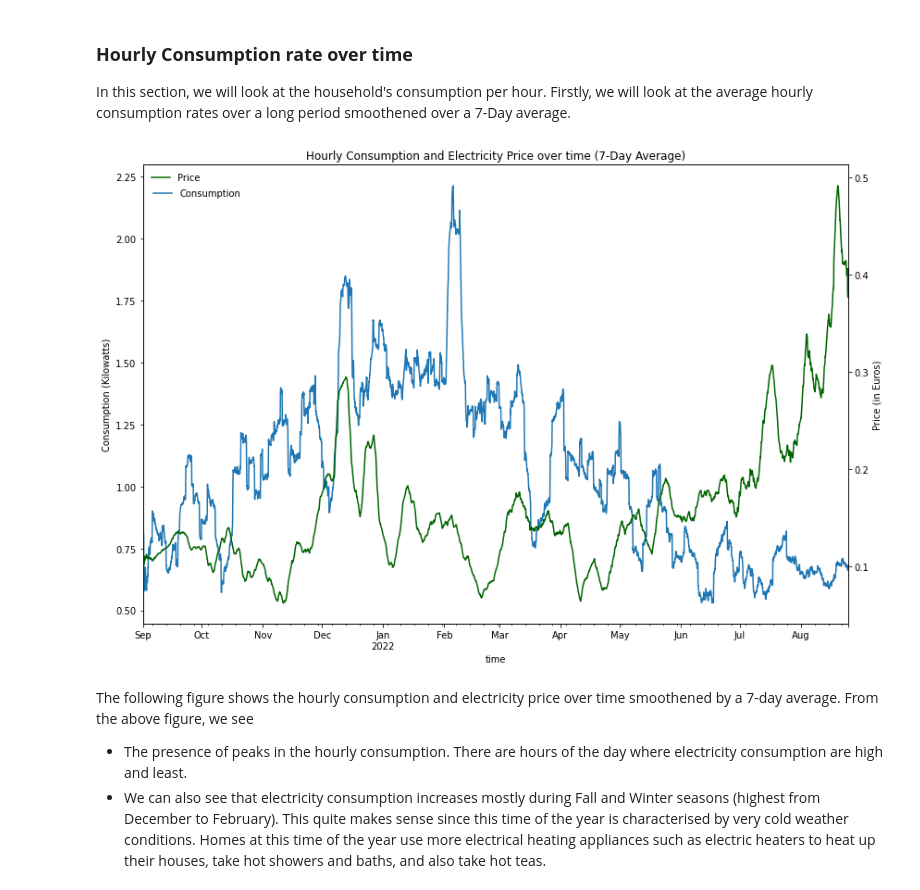
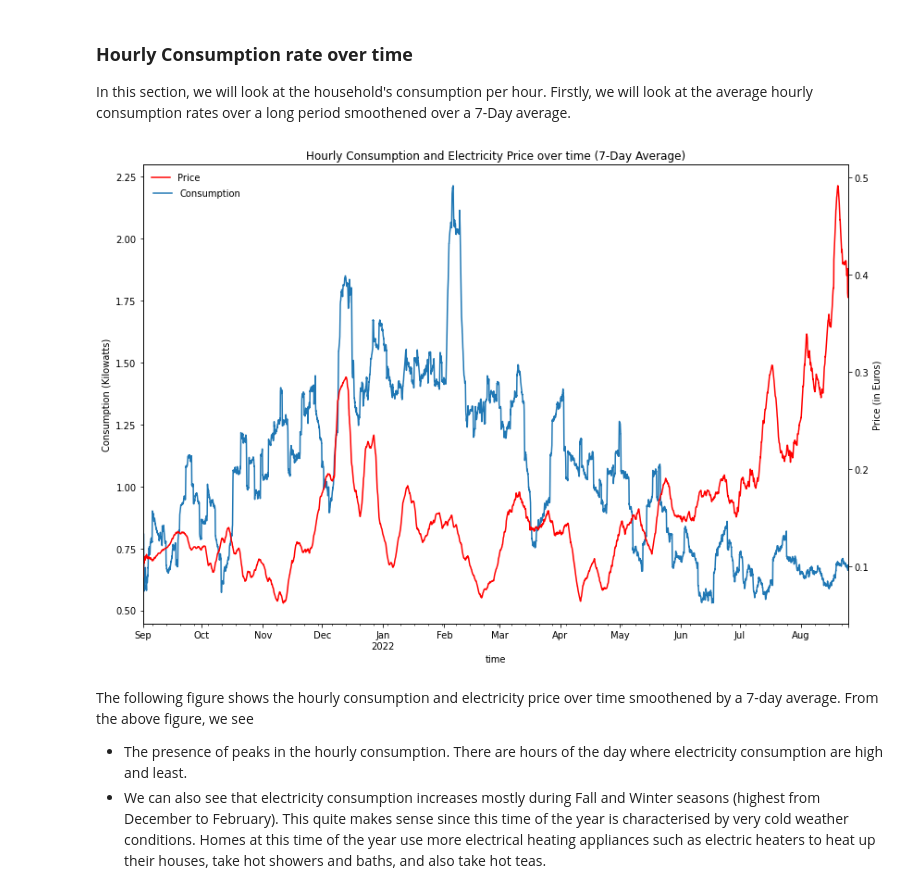
Before and after one commit to Chygos/UniTartu_Intro_to_DS_Project, a Jupyter notebook: Data_Visualisation.ipynb, the cells around one changed output. Cells and saved outputs as stored; diff of their text form; code cells hidden in the pictures.

```diff
--- a/Data_Visualisation.ipynb
+++ b/Data_Visualisation.ipynb
@@ -150,18 +157,18 @@ In this section, we will look at the household's consumption per hour. Firstly,
 # %%
 # Daily Consumption
 plt.figure(figsize=(12,8))
 ax = train.resample('h', on='time').consumption.sum().rolling('7D').mean().plot()
-ax1 = train.resample('1h', on='time').el_price.mean().rolling('7D').mean().plot(secondary_y=True, ax=ax, color='darkgreen')
+ax1 = train.resample('1h', on='time').el_price.mean().rolling('7D').mean().plot(secondary_y=True, ax=ax,color='red')
 
 plt.title('Hourly Consumption and Electricity Price over time (7-Day Average)')
 ax.set_ylabel('Consumption (Kilowatts)')
 ax1.set_ylabel('Price (in Euros)')
 ax1.legend(labels=['Price'], frameon=False)
 ax.legend(labels=['Consumption'], loc=(0.01,0.92),frameon=False)
 plt.tight_layout()
-plt.show()
+plt.savefig('images/consumption_price_overtime.png')
 # %% [output]
-[figure, old version]
+[figure, new version]
 # %% [markdown]
 The following figure shows the hourly consumption and electricity price over time smoothened by a 7-day average. From the above figure, we see
 
```
Also changed, not shown: parts of 25 cells of this notebook.
